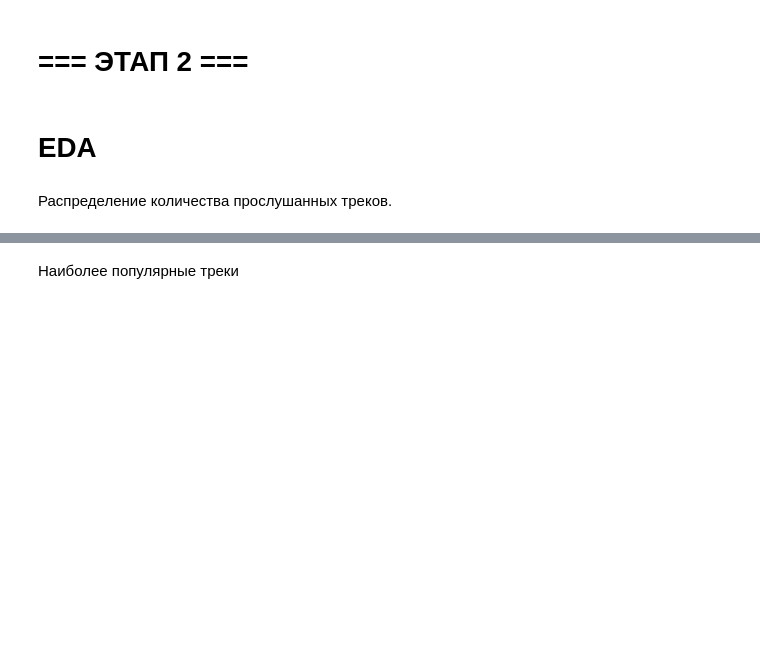
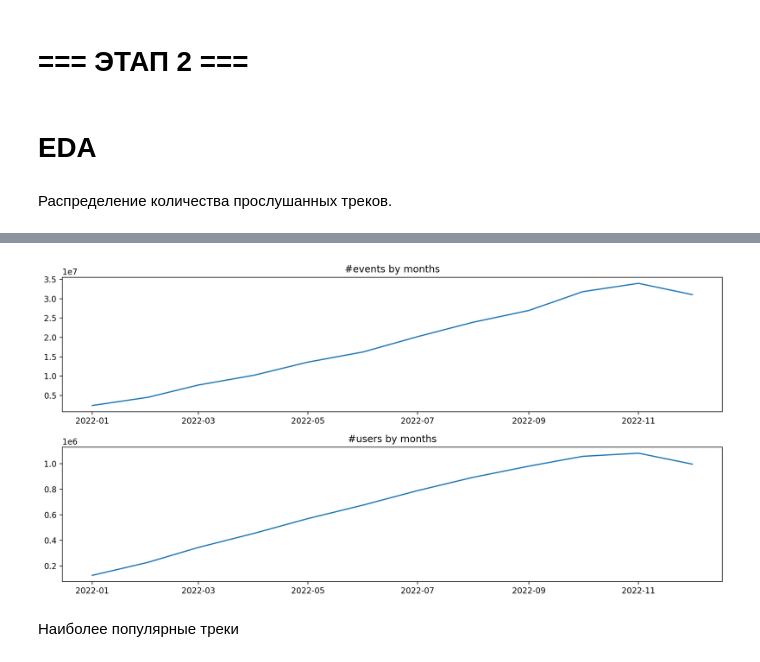
Before and after one commit to ujhmaster/mle-recsys-project-start, a Jupyter notebook: recommendations.ipynb, the cells around one changed output, grey strips where cells are left out. Drawn from its saved outputs; the diff is of its cells as text; code cells hidden in the pictures; blank space fills up the shorter version.

```diff
--- a/recommendations.ipynb
+++ b/recommendations.ipynb
@@ -62,3 +271,7 @@ interactions.head()
 # EDA
 # %% [markdown]
 Распределение количества прослушанных треков.
+# %%
+interactions["started_at_month"] = pd.to_datetime(interactions["started_at"]).dt.to_period('M').dt.to_timestamp().dt.date
+interactions_by_month = interactions.groupby("started_at_month").agg(events=("started_at", "count"), users=("user_id", "nunique")).reset_index()
+interactions_by_month
@@ -65,2 +292,20 @@ interactions.head()
+# %%
+# распределение взаимодействий по месяцам
+
+fig, axs = plt.subplots(2, 1, figsize=(12, 6))
+
+ax = axs[0]
+ax.plot(interactions_by_month["started_at_month"], interactions_by_month["events"])
+# ax.tick_params(axis='x', labelsize=8)
+ax.set_title("#events by months")
+
+ax = axs[1]
+ax.plot(interactions_by_month["started_at_month"], interactions_by_month["users"])
+# ax.tick_params(axis='x', labelsize=8)
+ax.set_title("#users by months")
+
+fig.tight_layout()
+# %% [output]
+[figure, added]
 # %% [markdown]
 Наиболее популярные треки
```
Also changed, not shown: parts of 124 cells of this notebook, 1 other file.
